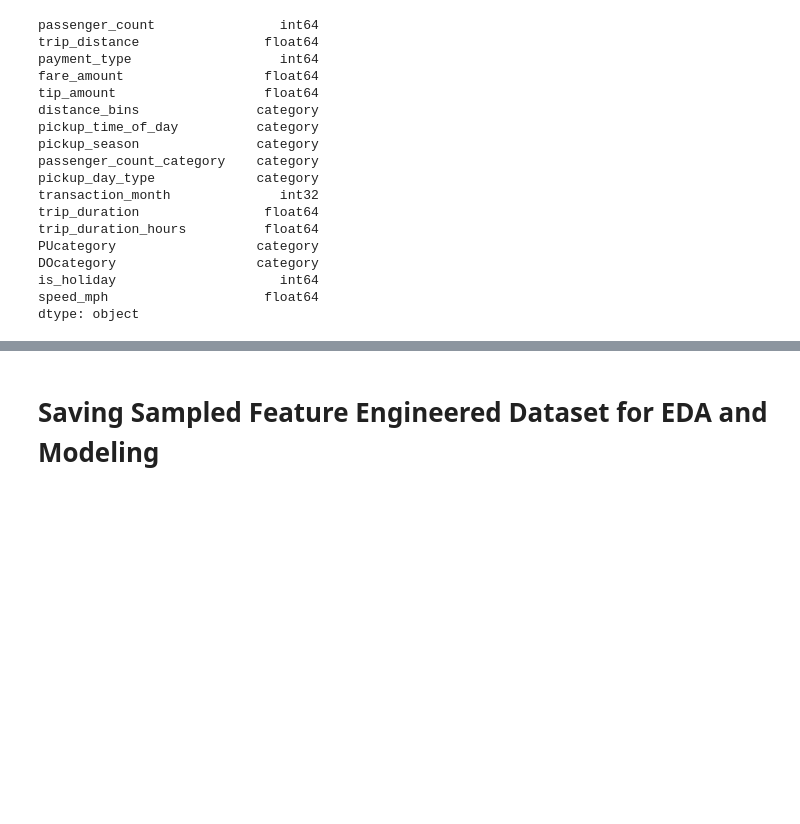
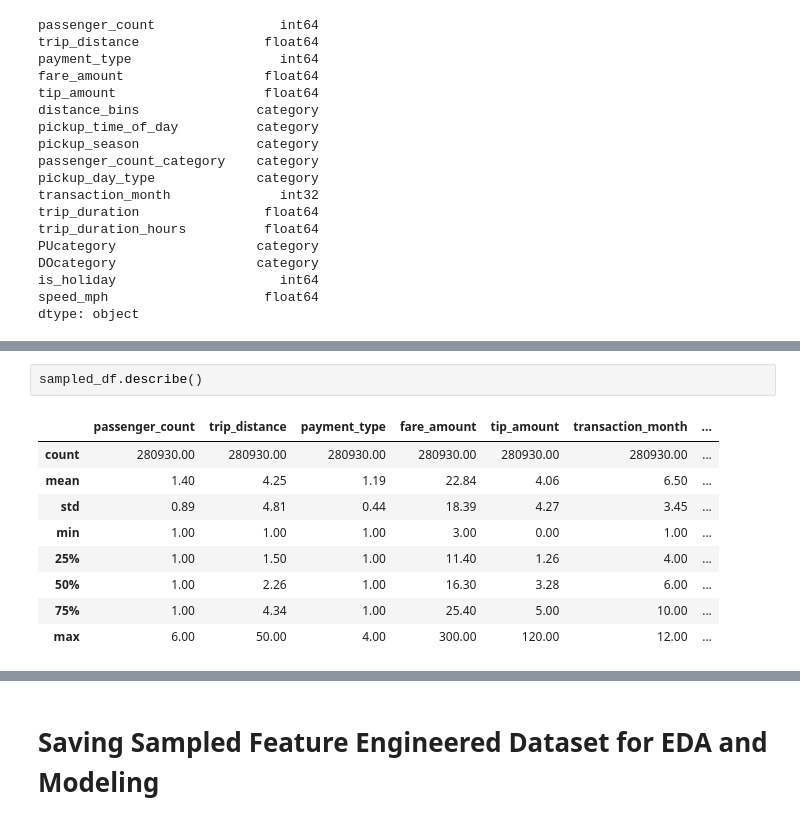
Before and after one commit to doli99/Advanced_Data_Analytics_Advanced_Programming_UNIL_MsCM_BA_Mariam_Dolidze_2024, a Jupyter notebook: 3. Feature_Engineering&Sampling.ipynb, the cells around one changed output, grey strips where cells are left out. Saved outputs shown, nothing was run; the diff lists cells and outputs as text; blank space fills up the shorter version.

```diff
--- a/3. Feature_Engineering&Sampling.ipynb
+++ b/3. Feature_Engineering&Sampling.ipynb
@@ -1151,0 +1132,12 @@ To ensure each time segment and season is adequately represented, the dataset ca
+# %%
+sampled_df.describe()
+# %% [output]
+|  | passenger_count | trip_distance | payment_type | fare_amount | tip_amount | transaction_month | ... |
+| count | 280930.00 | 280930.00 | 280930.00 | 280930.00 | 280930.00 | 280930.00 | ... |
+| mean | 1.40 | 4.25 | 1.19 | 22.84 | 4.06 | 6.50 | ... |
+| std | 0.89 | 4.81 | 0.44 | 18.39 | 4.27 | 3.45 | ... |
+| min | 1.00 | 1.00 | 1.00 | 3.00 | 0.00 | 1.00 | ... |
+| 25% | 1.00 | 1.50 | 1.00 | 11.40 | 1.26 | 4.00 | ... |
+| 50% | 1.00 | 2.26 | 1.00 | 16.30 | 3.28 | 6.00 | ... |
+| 75% | 1.00 | 4.34 | 1.00 | 25.40 | 5.00 | 10.00 | ... |
+| max | 6.00 | 50.00 | 4.00 | 300.00 | 120.00 | 12.00 | ... |
```
Also changed, not shown: parts of 6 cells of this notebook.
